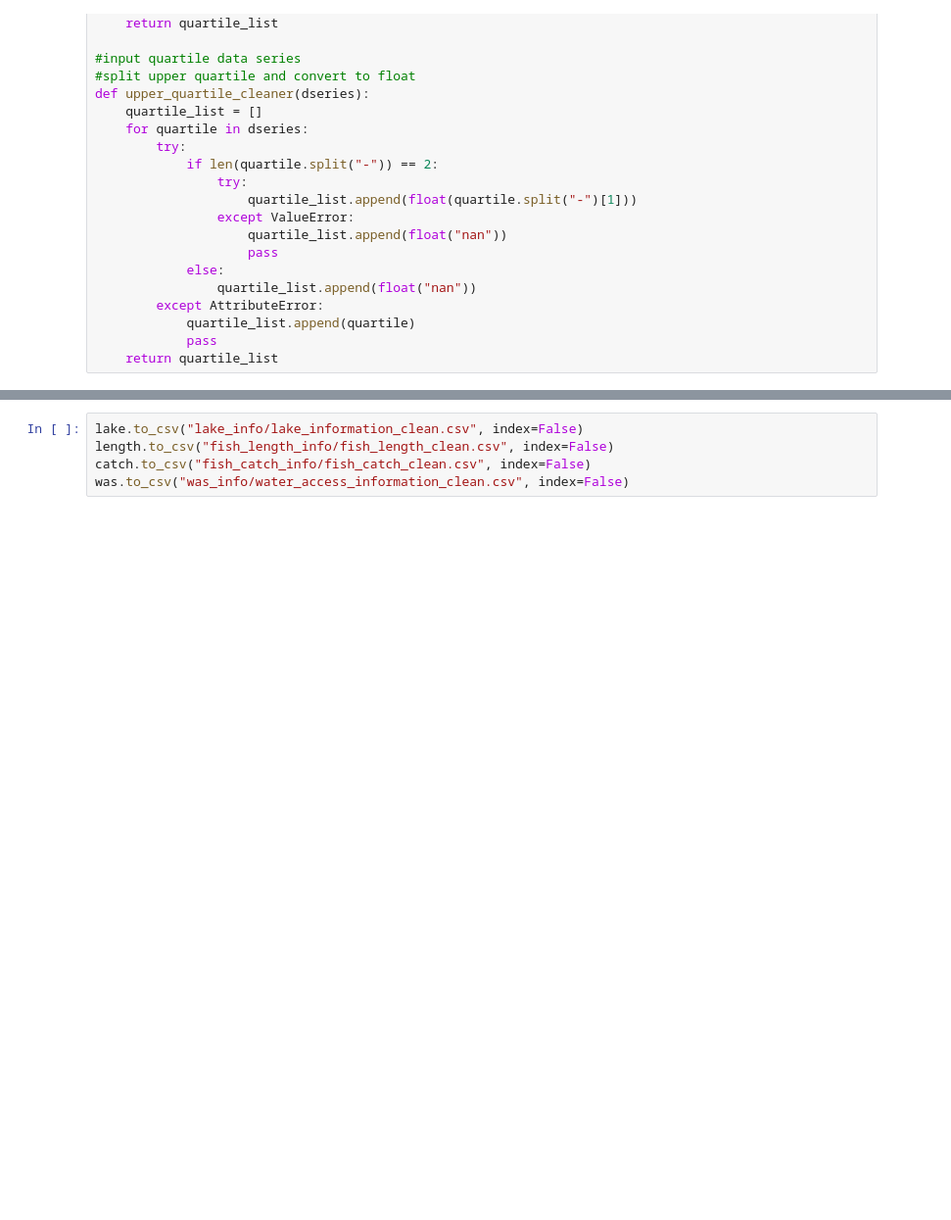
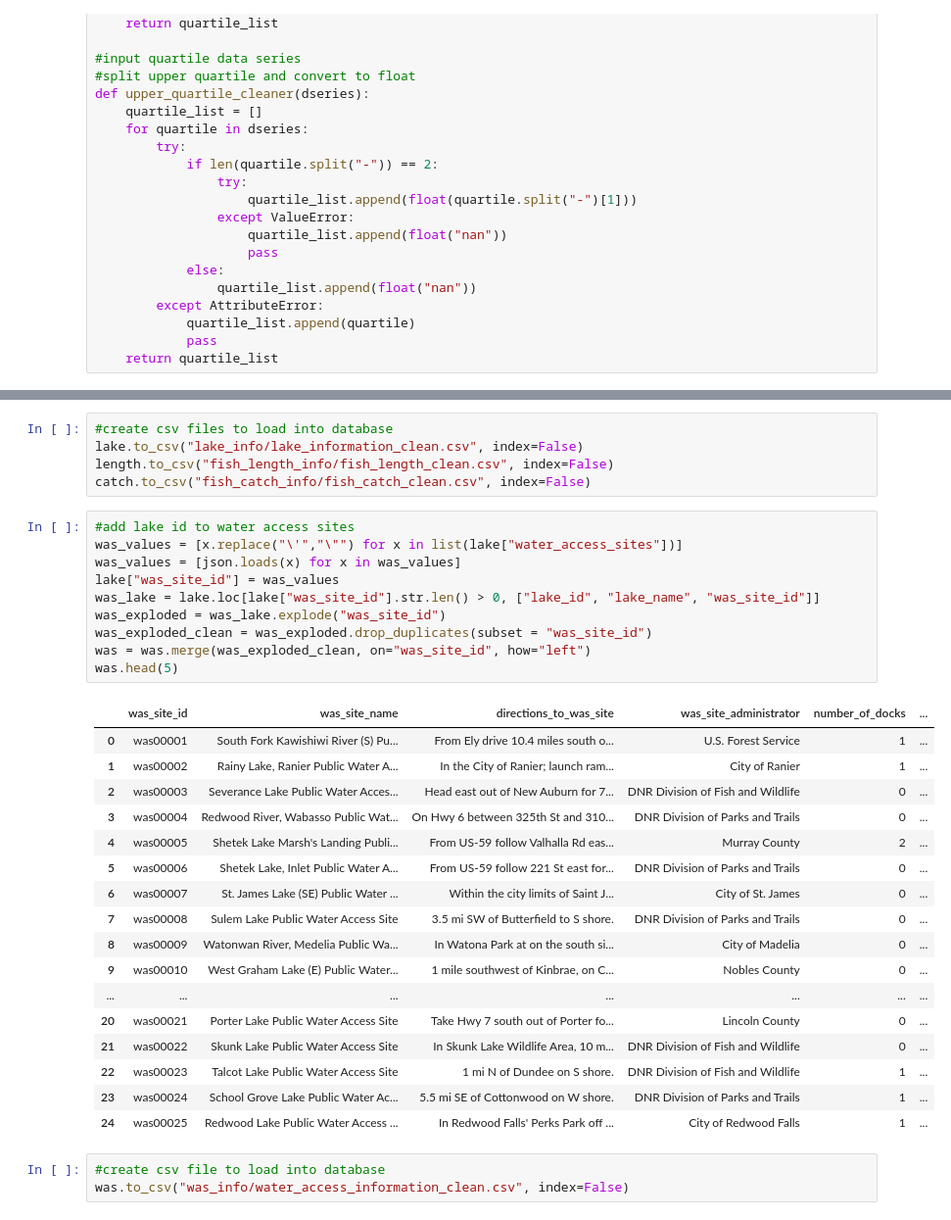
Before and after one commit to lwunderl/Minnesota-Fish-Explorer, a Jupyter notebook: Fishing_Explorer/Data/data_cleaner.ipynb, the cells around one changed output, grey strips where cells are left out. Shown at 98% size. Drawn from its saved outputs; the diff is of its cells as text; blank space fills up the shorter version.

```diff
--- a/Fishing_Explorer/Data/data_cleaner.ipynb
+++ b/Fishing_Explorer/Data/data_cleaner.ipynb
@@ -354,5 +358,36 @@ memory usage: 34.4+ MB
 # %%
+#create csv files to load into database
 lake.to_csv("lake_info/lake_information_clean.csv", index=False)
 length.to_csv("fish_length_info/fish_length_clean.csv", index=False)
 catch.to_csv("fish_catch_info/fish_catch_clean.csv", index=False)
-was.to_csv("was_info/water_access_information_clean.csv", index=False)
+# %%
+#add lake id to water access sites
+was_values = [x.replace("\'","\"") for x in list(lake["water_access_sites"])]
+was_values = [json.loads(x) for x in was_values]
+lake["was_site_id"] = was_values
+was_lake = lake.loc[lake["was_site_id"].str.len() > 0, ["lake_id", "lake_name", "was_site_id"]]
+was_exploded = was_lake.explode("was_site_id")
+was_exploded_clean = was_exploded.drop_duplicates(subset = "was_site_id")
+was = was.merge(was_exploded_clean, on="was_site_id", how="left")
+was.head(5)
+# %% [output]
+|  | was_site_id | was_site_name | directions_to_was_site | was_site_administrator | number_of_docks | ... |
+| 0 | was00001 | South Fork Kawishiwi River (S) Pu... | From Ely drive 10.4 miles south o... | U.S. Forest Service | 1 | ... |
+| 1 | was00002 | Rainy Lake, Ranier Public Water A... | In the City of Ranier; launch ram... | City of Ranier | 1 | ... |
+| 2 | was00003 | Severance Lake Public Water Acces... | Head east out of New Auburn for 7... | DNR Division of Fish and Wildlife | 0 | ... |
+| 3 | was00004 | Redwood River, Wabasso Public Wat... | On Hwy 6 between 325th St and 310... | DNR Division of Parks and Trails | 0 | ... |
+| 4 | was00005 | Shetek Lake Marsh's Landing Publi... | From US-59 follow Valhalla Rd eas... | Murray County | 2 | ... |
+| 5 | was00006 | Shetek Lake, Inlet Public Water A... | From US-59 follow 221 St east for... | DNR Division of Parks and Trails | 0 | ... |
+| 6 | was00007 | St. James Lake (SE) Public Water ... | Within the city limits of Saint J... | City of St. James | 0 | ... |
+| 7 | was00008 | Sulem Lake Public Water Access Site | 3.5 mi SW of Butterfield to S shore. | DNR Division of Parks and Trails | 0 | ... |
+| 8 | was00009 | Watonwan River, Medelia Public Wa... | In Watona Park at on the south si... | City of Madelia | 0 | ... |
+| 9 | was00010 | West Graham Lake (E) Public Water... | 1 mile southwest of Kinbrae, on C... | Nobles County | 0 | ... |
+| ... | ... | ... | ... | ... | ... | ... |
+| 20 | was00021 | Porter Lake Public Water Access Site | Take Hwy 7 south out of Porter fo... | Lincoln County | 0 | ... |
+| 21 | was00022 | Skunk Lake Public Water Access Site | In Skunk Lake Wildlife Area, 10 m... | DNR Division of Fish and Wildlife | 0 | ... |
+| 22 | was00023 | Talcot Lake Public Water Access Site | 1 mi N of Dundee on S shore. | DNR Division of Fish and Wildlife | 1 | ... |
+| 23 | was00024 | School Grove Lake Public Water Ac... | 5.5 mi SE of Cottonwood on W shore. | DNR Division of Parks and Trails | 1 | ... |
+| 24 | was00025 | Redwood Lake Public Water Access ... | In Redwood Falls' Perks Park off ... | City of Redwood Falls | 1 | ... |
+# %%
+#create csv file to load into database
+was.to_csv("was_info/water_access_information_clean.csv", index=False)
```
Also changed, not shown: parts of 13 cells of this notebook, 11 other files.
